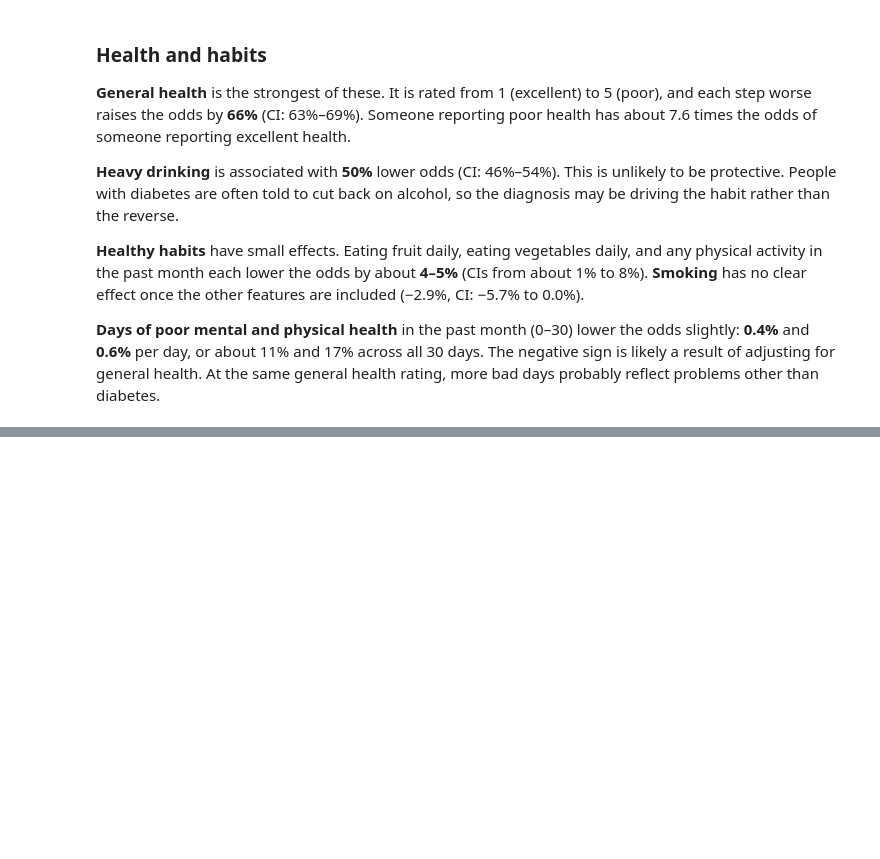
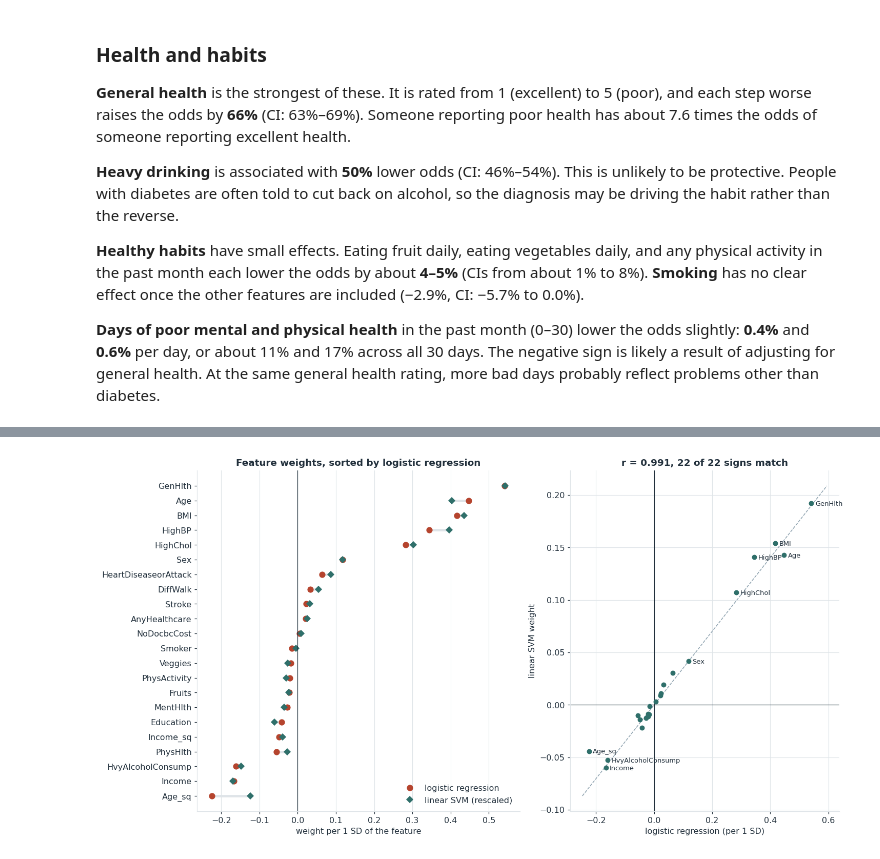
Before and after one commit to Lone-Wolfgang/brfss2015-diabetes-eda, a Jupyter notebook: Lab2/WolfgangKlein.ipynb, the cells around one changed output, grey strips where cells are left out. Cells and saved outputs as stored; diff of their text form; code cells hidden in the pictures; blank space fills up the shorter version.

```diff
--- a/Lab2/WolfgangKlein.ipynb
+++ b/Lab2/WolfgangKlein.ipynb
@@ -712,0 +724,35 @@ health rating, more bad days probably reflect problems other than diabetes.
+# %%
+w_svm = pd.Series(svm[-1].coef_[0], index=FEATURES)
+b_lr  = logit.params[FEATURES] * X_train.std()       # per 1 SD, the SVM's input scale
+w_rescaled = w_svm * np.linalg.norm(b_lr) / np.linalg.norm(w_svm)
+r     = np.corrcoef(b_lr, w_svm)[0, 1]
+agree = int((np.sign(b_lr) == np.sign(w_svm)).sum())
+order = b_lr.sort_values().index
+
+fig, axes = plt.subplots(1, 2, figsize=(13.5, 7), gridspec_kw={"width_ratios": [1.2, 1]})
+
+ax = axes[0]
+yy = np.arange(len(order))
+ax.hlines(yy, b_lr[order], w_rescaled[order], color=PALETTE["grid"], lw=3)
+ax.plot(b_lr[order], yy, "o", color=PALETTE["pos"], ms=7, label="logistic regression")
+ax.plot(w_rescaled[order], yy, "D", color=PALETTE["prot"], ms=5.5, label="linear SVM (rescaled)")
+ax.axvline(0, color=PALETTE["ink"], lw=0.8)
+ax.set_yticks(yy, order); ax.grid(axis="y", visible=False)
+ax.set_xlabel("weight per 1 SD of the feature")
+ax.set_title("Feature weights, sorted by logistic regression"); ax.legend(loc="lower right")
+
+ax = axes[1]
+slope = (b_lr @ w_svm) / (b_lr @ b_lr)                 # least-squares line through the origin
+xs = np.array([b_lr.min(), b_lr.max()]) * 1.1
+ax.plot(xs, slope * xs, color=PALETTE["neg"], ls="--", lw=1)
+ax.axhline(0, color=PALETTE["ink"], lw=0.8); ax.axvline(0, color=PALETTE["ink"], lw=0.8)
+ax.scatter(b_lr, w_svm, color=PALETTE["prot"], s=30, zorder=3)
+for f in b_lr.abs().sort_values(ascending=False).index[:9]:
+    ax.annotate(f, (b_lr[f], w_svm[f]), xytext=(5, -3), textcoords="offset points",
+                fontsize=8.5, color=PALETTE["ink"])
+ax.set_xlabel("logistic regression (per 1 SD)"); ax.set_ylabel("linear SVM weight")
+ax.set_title(f"r = {r:.3f}, {agree} of {len(b_lr)} signs match")
+
+plt.tight_layout(); plt.show()
+# %% [output]
+[figure, added]
```
Also changed, not shown: parts of 7 cells of this notebook.
